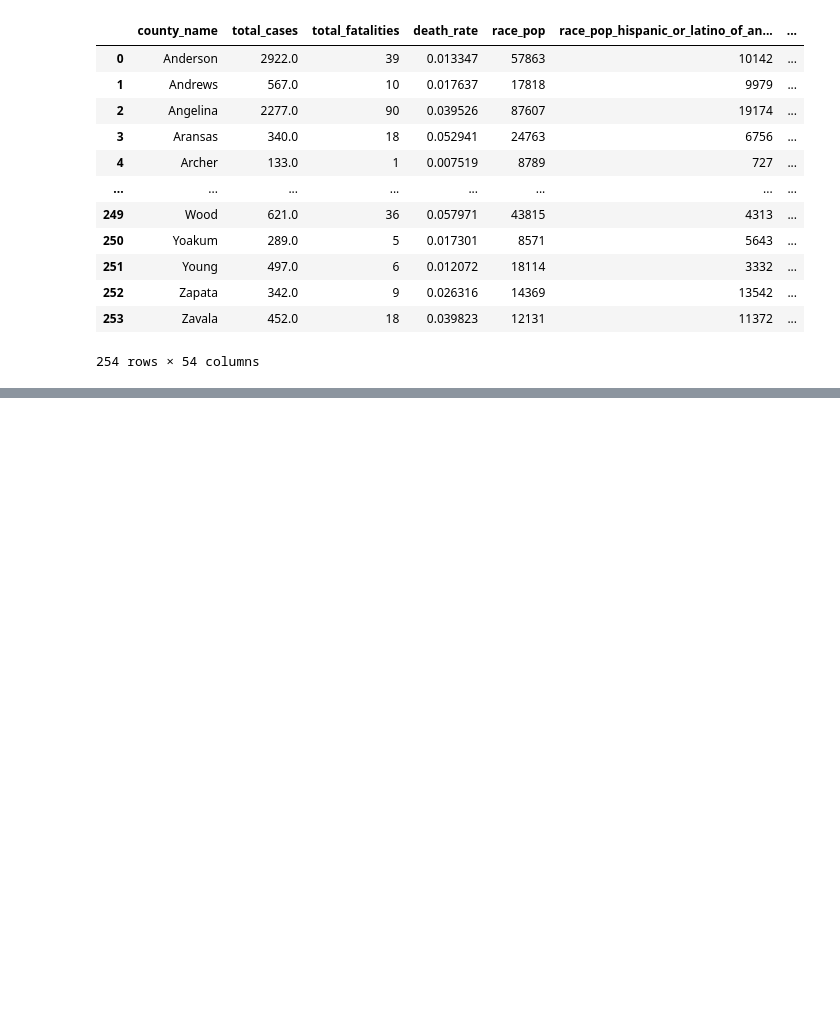
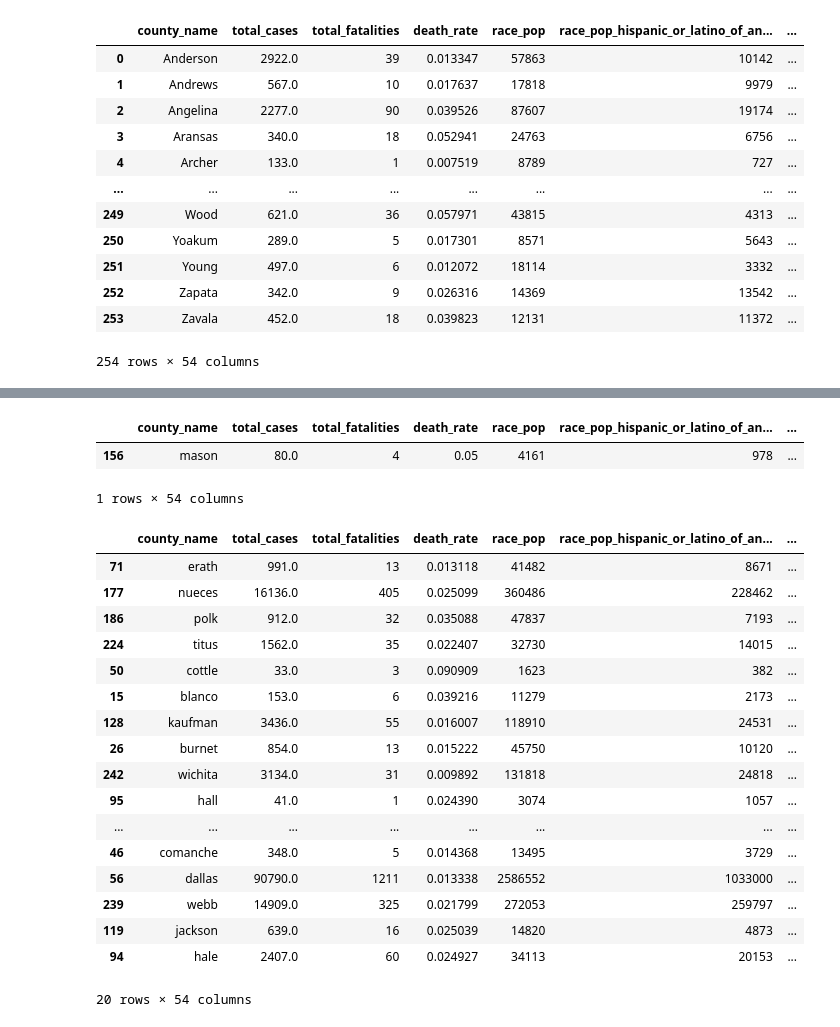
Before and after one commit to cxclark/covid19-analysis, a Jupyter notebook: code/Texas_total cases-death-census.ipynb, the cells around one changed output, grey strips where cells are left out. Drawn from its saved outputs; the diff is of its cells as text; code cells hidden in the pictures; blank space fills up the shorter version.

```diff
--- a/code/Texas_total cases-death-census.ipynb
+++ b/code/Texas_total cases-death-census.ipynb
@@ -423,0 +514,5 @@ texas_combined_census.to_csv('../data/texas_combined_cleaned_WITH_Census_FA.csv'
+# %%
+texas_combined.reset_index(inplace=True)
+# %%
+texas_combined.drop(columns='index', inplace=True)
+texas_combined
@@ -423,0 +533,3 @@ texas_combined_census.to_csv('../data/texas_combined_cleaned_WITH_Census_FA.csv'
+# %%
+census_df['county_name'] = [i.lower() for i in census_df['county_name']]
+census_df
@@ -423,0 +574,8 @@ texas_combined_census.to_csv('../data/texas_combined_cleaned_WITH_Census_FA.csv'
+# %%
+texas_combined_census = pd.merge(texas_combined, census_df, on='county_name', left_index=True, right_index=True)
+# %%
+texas_combined_census[texas_combined_census['county_name'] == 'mason']
+# %% [output]
+|  | county_name | total_cases | total_fatalities | death_rate | race_pop | race_pop_hispanic_or_latino_of_an... | ... |
+| 156 | mason | 80.0 | 4 | 0.05 | 4161 | 978 | ... |
+1 rows × 54 columns
@@ -423,0 +584,21 @@ texas_combined_census.to_csv('../data/texas_combined_cleaned_WITH_Census_FA.csv'
+# %%
+texas_combined_census.sample(20, random_state=22)
+# %% [output]
+|  | county_name | total_cases | total_fatalities | death_rate | race_pop | race_pop_hispanic_or_latino_of_an... | ... |
+| 71 | erath | 991.0 | 13 | 0.013118 | 41482 | 8671 | ... |
+| 177 | nueces | 16136.0 | 405 | 0.025099 | 360486 | 228462 | ... |
+| 186 | polk | 912.0 | 32 | 0.035088 | 47837 | 7193 | ... |
+| 224 | titus | 1562.0 | 35 | 0.022407 | 32730 | 14015 | ... |
+| 50 | cottle | 33.0 | 3 | 0.090909 | 1623 | 382 | ... |
+| 15 | blanco | 153.0 | 6 | 0.039216 | 11279 | 2173 | ... |
+| 128 | kaufman | 3436.0 | 55 | 0.016007 | 118910 | 24531 | ... |
+| 26 | burnet | 854.0 | 13 | 0.015222 | 45750 | 10120 | ... |
+| 242 | wichita | 3134.0 | 31 | 0.009892 | 131818 | 24818 | ... |
+| 95 | hall | 41.0 | 1 | 0.024390 | 3074 | 1057 | ... |
+| ... | ... | ... | ... | ... | ... | ... | ... |
+| 46 | comanche | 348.0 | 5 | 0.014368 | 13495 | 3729 | ... |
+| 56 | dallas | 90790.0 | 1211 | 0.013338 | 2586552 | 1033000 | ... |
+| 239 | webb | 14909.0 | 325 | 0.021799 | 272053 | 259797 | ... |
+| 119 | jackson | 639.0 | 16 | 0.025039 | 14820 | 4873 | ... |
+| 94 | hale | 2407.0 | 60 | 0.024927 | 34113 | 20153 | ... |
+20 rows × 54 columns
```
Also changed, not shown: parts of 18 cells of this notebook, 3 other files.
